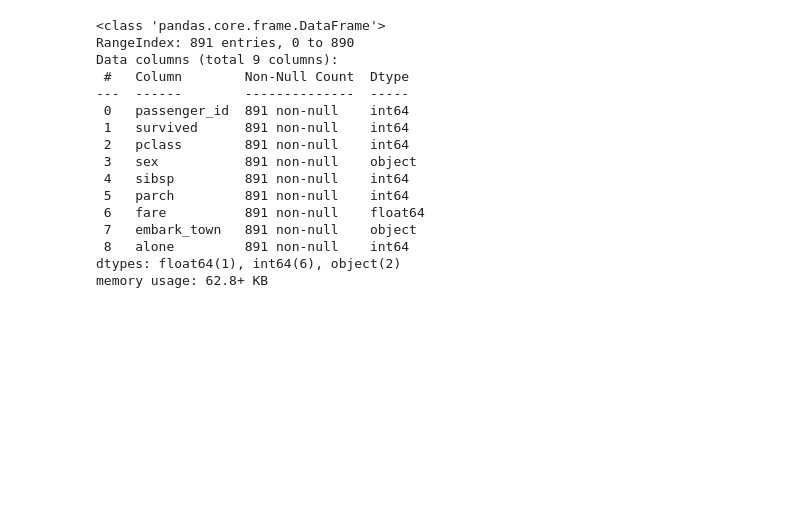
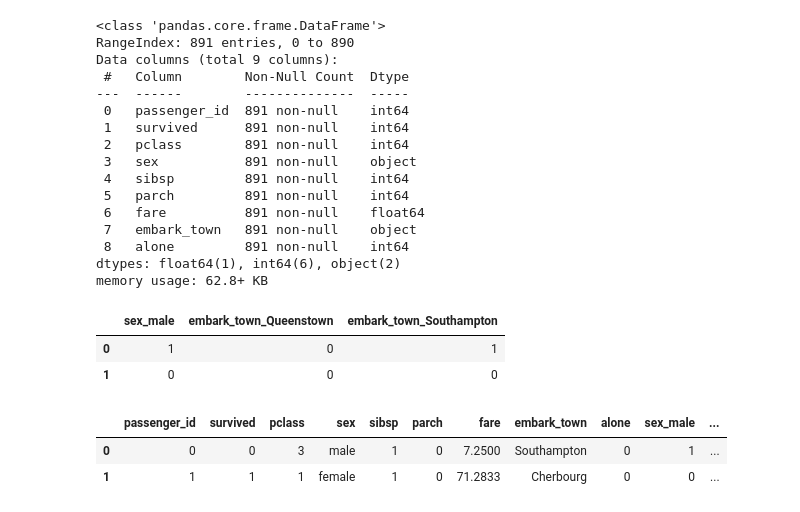
Before and after one commit to Jonessn22/classification-exercises, a Jupyter notebook: data_prep_exercises.ipynb, the cells around one changed output. Cells and saved outputs as stored; diff of their text form; code cells hidden in the pictures; blank space fills up the shorter version.

```diff
--- a/data_prep_exercises.ipynb
+++ b/data_prep_exercises.ipynb
@@ -224,3 +224,21 @@ Data columns (total 9 columns):
  8   alone         891 non-null    int64
 dtypes: float64(1), int64(6), object(2)
 memory usage: 62.8+ KB
+# %%
+# creating the dummy variable column
+
+dummy_df_titanic = pd.get_dummies(df_titanic[['sex','embark_town']], dummy_na=False, drop_first=[True, True])
+dummy_df_titanic.head(2)
+# %% [output]
+|  | sex_male | embark_town_Queenstown | embark_town_Southampton |
+| 0 | 1 | 0 | 1 |
+| 1 | 0 | 0 | 0 |
+# %%
+# concatenating original titanic df with new dummy column
+
+df_titanic = pd.concat([df_titanic, dummy_df_titanic], axis=1)
+df_titanic.head(2)
+# %% [output]
+|  | passenger_id | survived | pclass | sex | sibsp | parch | fare | embark_town | alone | sex_male | ... |
+| 0 | 0 | 0 | 3 | male | 1 | 0 | 7.2500 | Southampton | 0 | 1 | ... |
+| 1 | 1 | 1 | 1 | female | 1 | 0 | 71.2833 | Cherbourg | 0 | 0 | ... |
```
Also changed, not shown: parts of 20 cells of this notebook, 1 other file.
